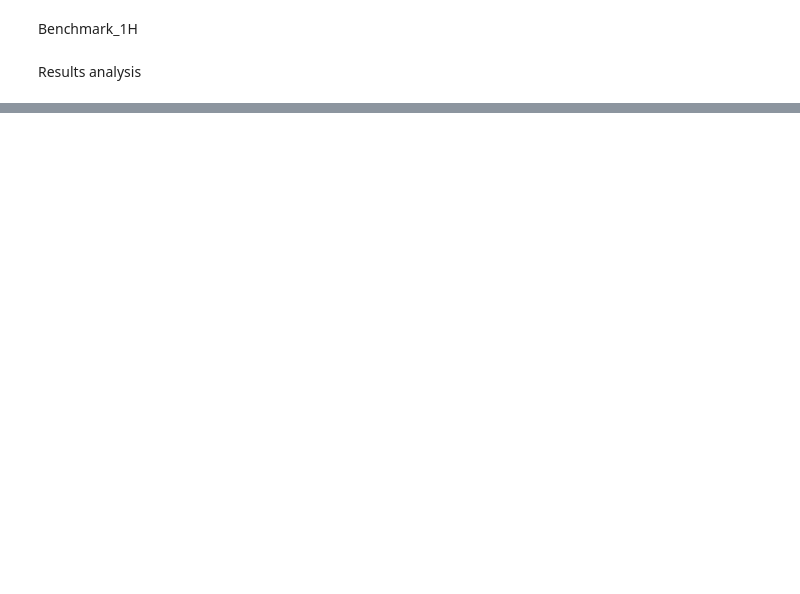
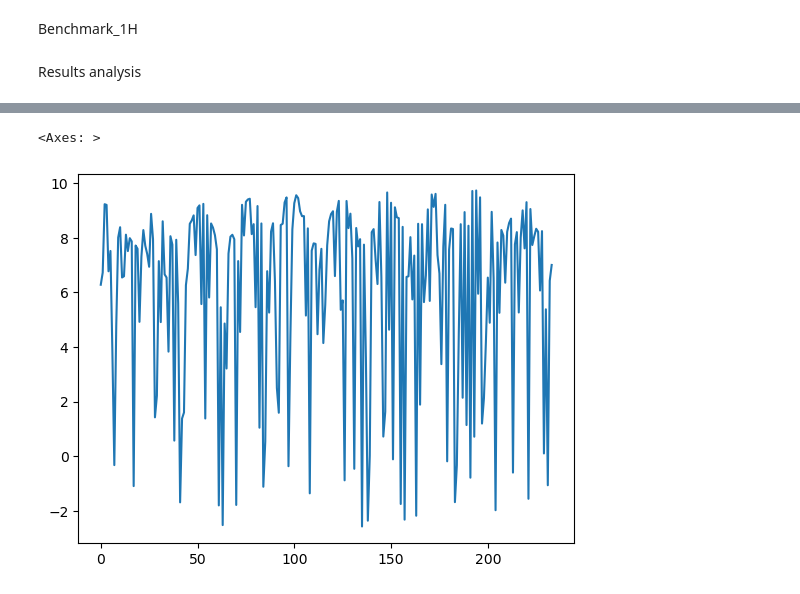
Before and after one commit to KrisCHEN8/PCM_RL-MPC, a Jupyter notebook: results/analysis.ipynb, the cells around one changed output, grey strips where cells are left out. Saved outputs shown, nothing was run; the diff lists cells and outputs as text; code cells hidden in the pictures; blank space fills up the shorter version.

```diff
--- a/results/analysis.ipynb
+++ b/results/analysis.ipynb
@@ -148,0 +183,5 @@ df_results['soc'].plot()
+# %%
+df_results_1H['EER'].plot()
+# %% [output]
+<Axes: >
+[figure, added]
```
Also changed, not shown: parts of 11 cells of this notebook, 20 other files.
